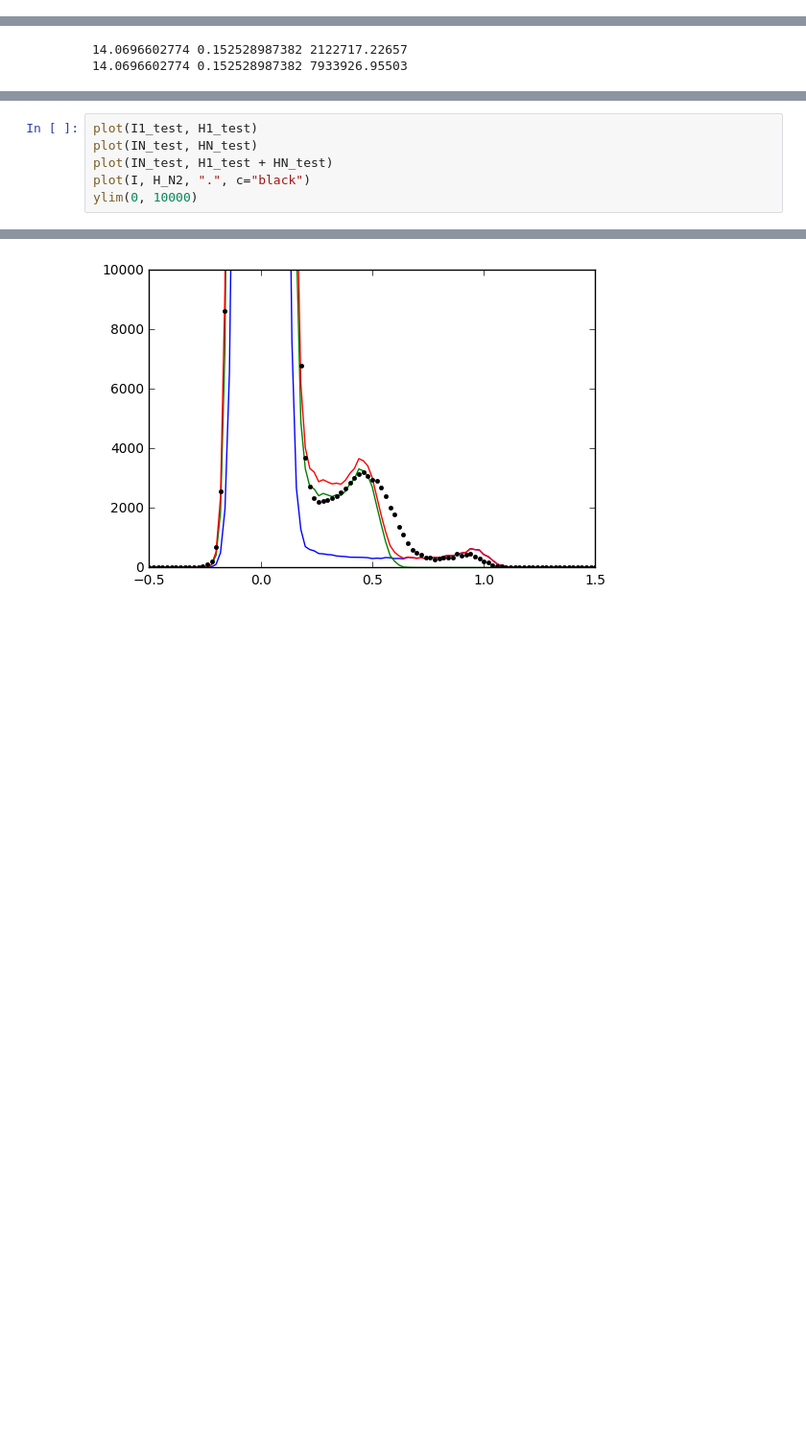
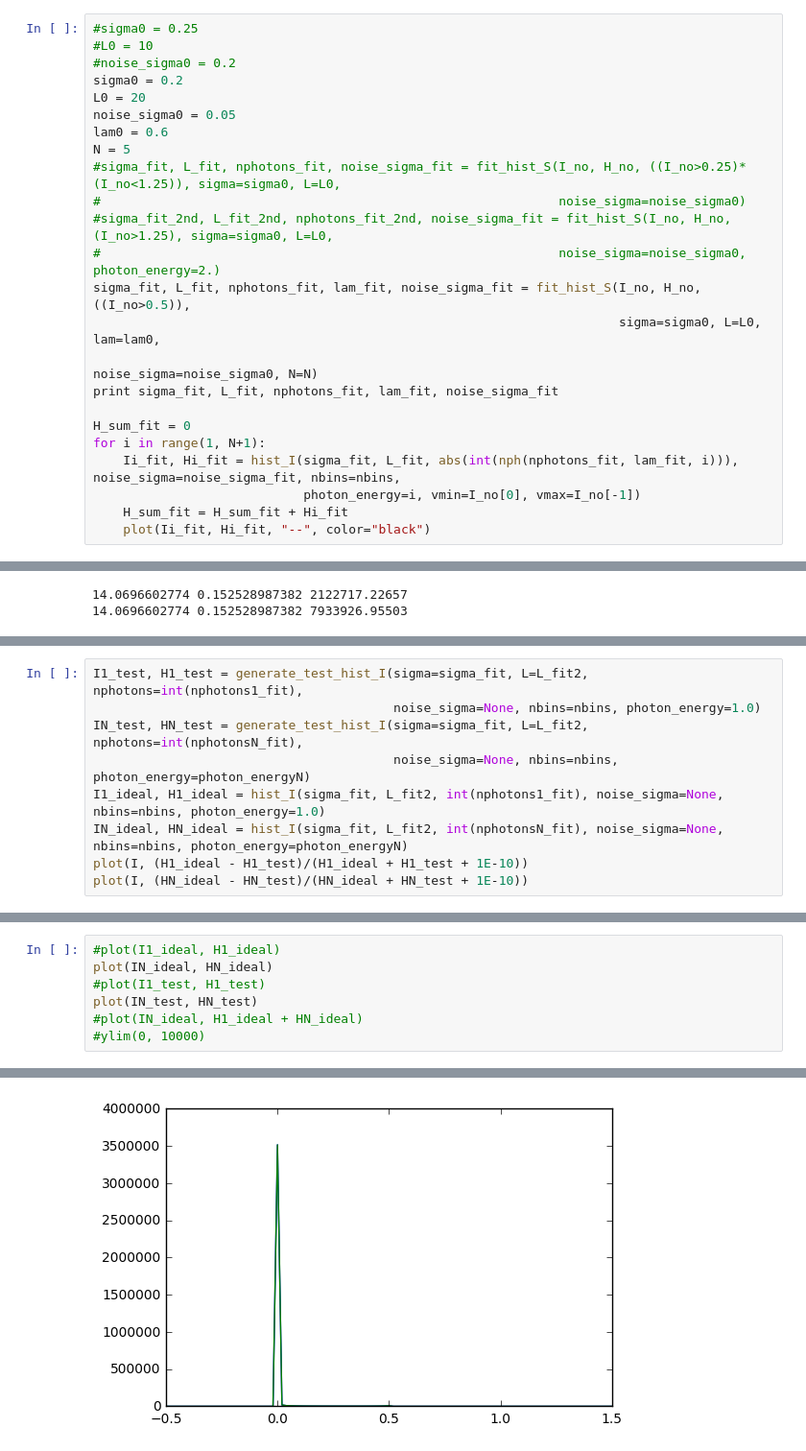
Before and after one commit to mhantke/siph, a Jupyter notebook: photon_splitting.ipynb, the cells around one changed output, grey strips where cells are left out. Shown: that part at 96% size. Drawn from its saved outputs; the diff is of its cells as text; blank space fills up the shorter version.

Commit message:
Using multiple histograms of single photons and poisson statistics to improve fit

```diff
--- a/photon_splitting.ipynb
+++ b/photon_splitting.ipynb
@@ -96,0 +207,24 @@ ylim(None, 10000)
+# %%
+#sigma0 = 0.25
+#L0 = 10
+#noise_sigma0 = 0.2
+sigma0 = 0.2
+L0 = 20
+noise_sigma0 = 0.05
+lam0 = 0.6
+N = 5
+#sigma_fit, L_fit, nphotons_fit, noise_sigma_fit = fit_hist_S(I_no, H_no, ((I_no>0.25)*(I_no<1.25)), sigma=sigma0, L=L0,
+#                                                             noise_sigma=noise_sigma0)
+#sigma_fit_2nd, L_fit_2nd, nphotons_fit_2nd, noise_sigma_fit = fit_hist_S(I_no, H_no, (I_no>1.25), sigma=sigma0, L=L0,
+#                                                             noise_sigma=noise_sigma0, photon_energy=2.)
+sigma_fit, L_fit, nphotons_fit, lam_fit, noise_sigma_fit = fit_hist_S(I_no, H_no, ((I_no>0.5)),
+                                                                      sigma=sigma0, L=L0, lam=lam0,
+                                                                      noise_sigma=noise_sigma0, N=N)
+print sigma_fit, L_fit, nphotons_fit, lam_fit, noise_sigma_fit
+
+H_sum_fit = 0
+for i in range(1, N+1):
+    Ii_fit, Hi_fit = hist_I(sigma_fit, L_fit, abs(int(nph(nphotons_fit, lam_fit, i))), noise_sigma=noise_sigma_fit, nbins=nbins,
+                            photon_energy=i, vmin=I_no[0], vmax=I_no[-1])
+    H_sum_fit = H_sum_fit + Hi_fit
+    plot(Ii_fit, Hi_fit, "--", color="black")
@@ -151,0 +353,9 @@ IN_test, HN_test = generate_test_hist_I(sigma=sigma_fit, L=L_fit2, nphotons=int(
+# %%
+I1_test, H1_test = generate_test_hist_I(sigma=sigma_fit, L=L_fit2, nphotons=int(nphotons1_fit),
+                                        noise_sigma=None, nbins=nbins, photon_energy=1.0)
+IN_test, HN_test = generate_test_hist_I(sigma=sigma_fit, L=L_fit2, nphotons=int(nphotonsN_fit),
+                                        noise_sigma=None, nbins=nbins, photon_energy=photon_energyN)
+I1_ideal, H1_ideal = hist_I(sigma_fit, L_fit2, int(nphotons1_fit), noise_sigma=None, nbins=nbins, photon_energy=1.0)
+IN_ideal, HN_ideal = hist_I(sigma_fit, L_fit2, int(nphotonsN_fit), noise_sigma=None, nbins=nbins, photon_energy=photon_energyN)
+plot(I, (H1_ideal - H1_test)/(H1_ideal + H1_test + 1E-10))
+plot(I, (HN_ideal - HN_test)/(HN_ideal + HN_test + 1E-10))
@@ -152,7 +365,8 @@ IN_test, HN_test = generate_test_hist_I(sigma=sigma_fit, L=L_fit2, nphotons=int(
 # %%
-plot(I1_test, H1_test)
+#plot(I1_ideal, H1_ideal)
+plot(IN_ideal, HN_ideal)
+#plot(I1_test, H1_test)
 plot(IN_test, HN_test)
-plot(IN_test, H1_test + HN_test)
-plot(I, H_N2, ".", c="black")
-ylim(0, 10000)
+#plot(IN_ideal, H1_ideal + HN_ideal)
+#ylim(0, 10000)
 # %% [output]
@@ -160 +374 @@ ylim(0, 10000)
-[figure, old version]
+[figure, new version]
```
Also changed, not shown: parts of 21 cells of this notebook, 1 other file.
